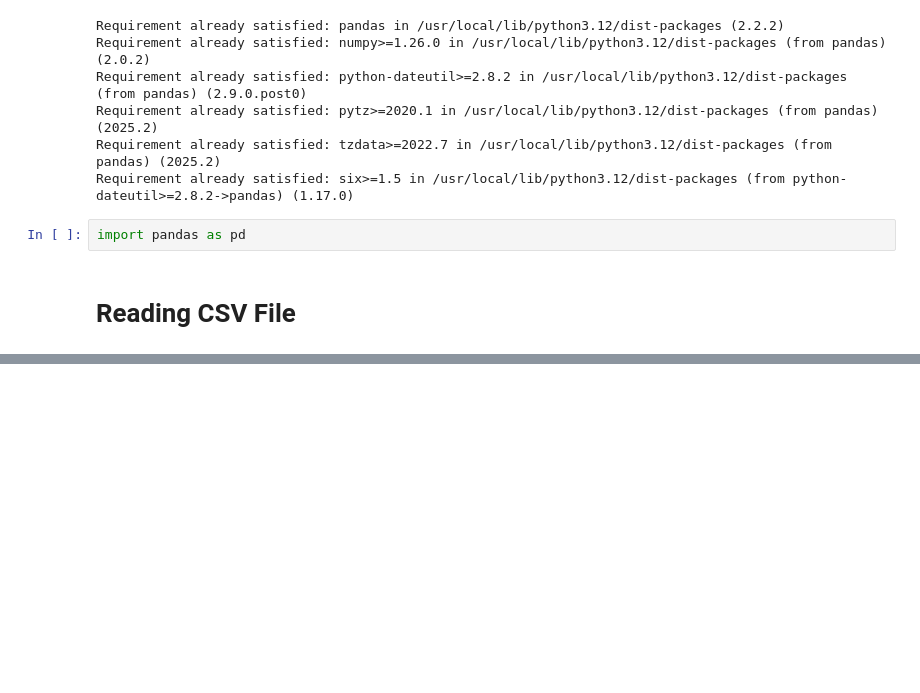
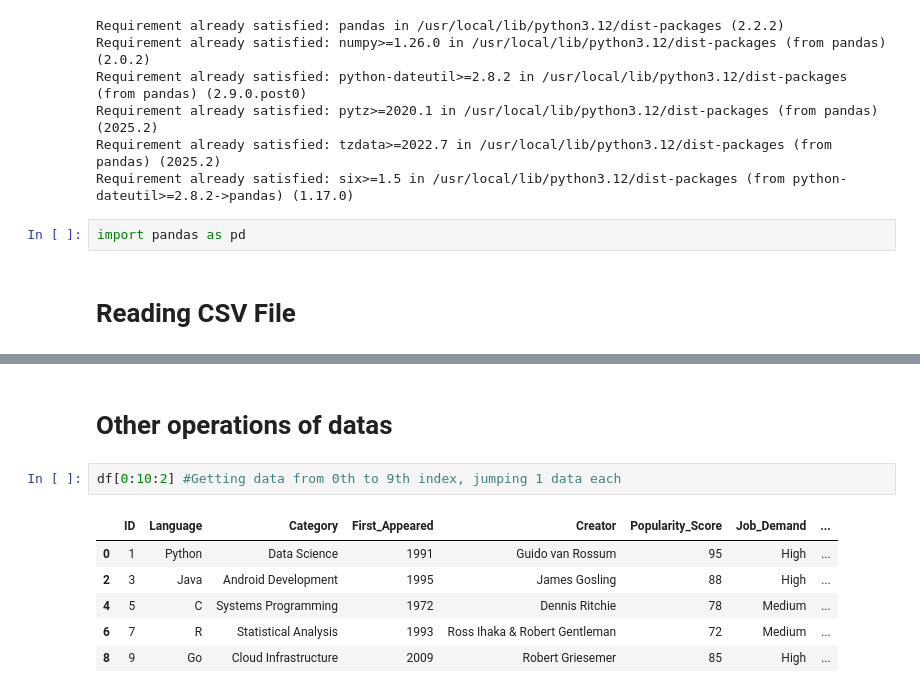
Before and after one commit to Neeschal1/Pandas, a Jupyter notebook: CSV's.ipynb, the cells around one changed output, grey strips where cells are left out. Cells and saved outputs as stored; diff of their text form; blank space fills up the shorter version.

```diff
--- a/CSV's.ipynb
+++ b/CSV's.ipynb
@@ -36,0 +169,11 @@ df
+# %% [markdown]
+# Other operations of datas
+# %%
+df[0:10:2] #Getting data from 0th to 9th index, jumping 1 data each
+# %% [output]
+|  | ID | Language | Category | First_Appeared | Creator | Popularity_Score | Job_Demand | ... |
+| 0 | 1 | Python | Data Science | 1991 | Guido van Rossum | 95 | High | ... |
+| 2 | 3 | Java | Android Development | 1995 | James Gosling | 88 | High | ... |
+| 4 | 5 | C | Systems Programming | 1972 | Dennis Ritchie | 78 | Medium | ... |
+| 6 | 7 | R | Statistical Analysis | 1993 | Ross Ihaka & Robert Gentleman | 72 | Medium | ... |
+| 8 | 9 | Go | Cloud Infrastructure | 2009 | Robert Griesemer | 85 | High | ... |
```
Also changed, not shown: parts of 10 cells of this notebook.
